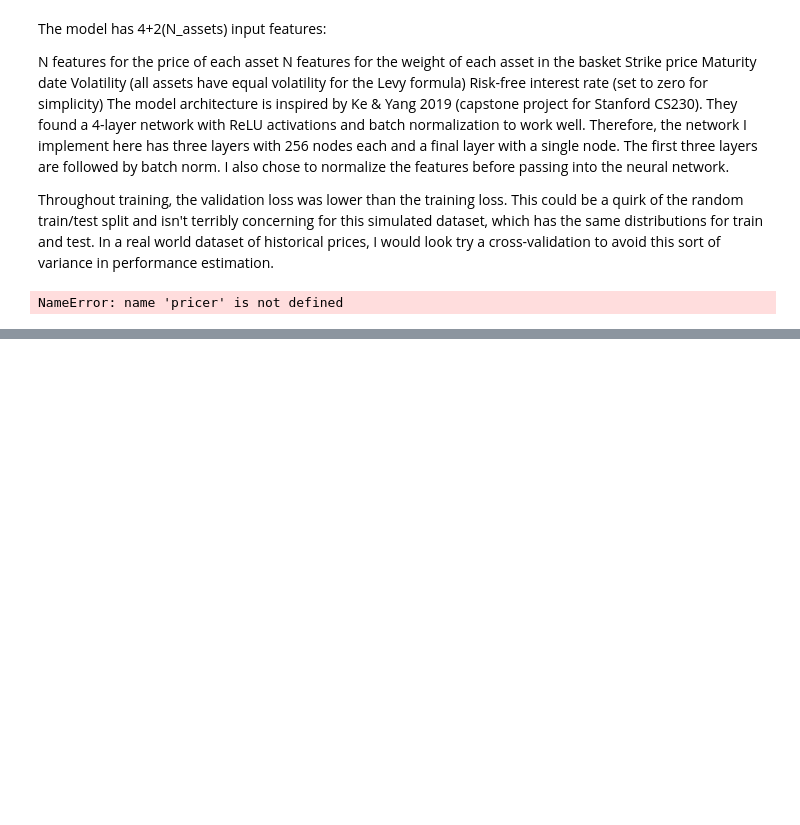
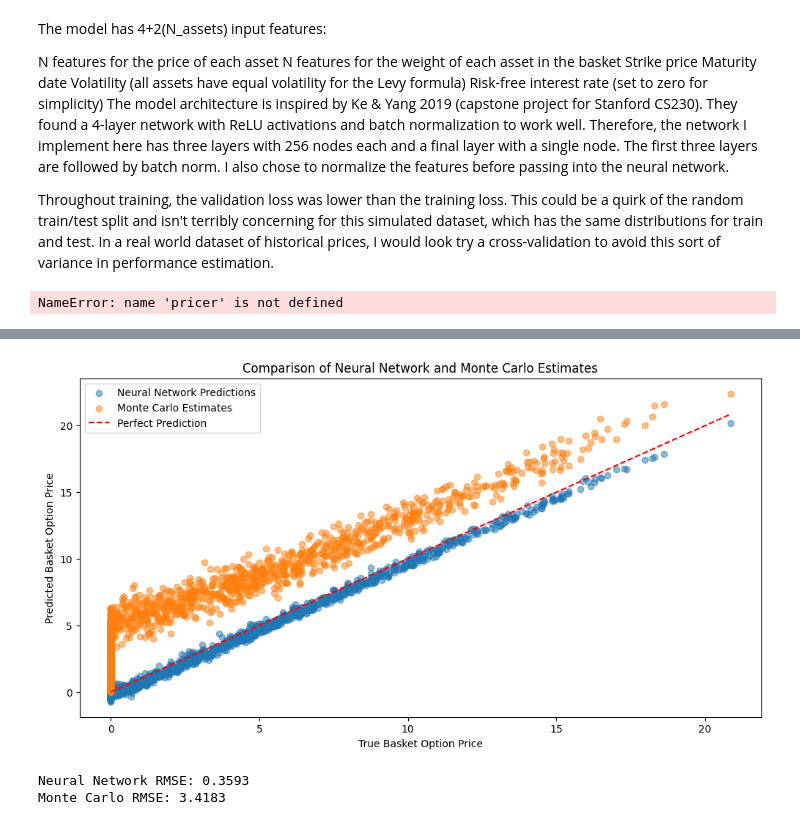
Before and after one commit to vehcamut/GSFP_SIRIUS24, a Jupyter notebook: TSD_lab_5_GSFP.ipynb, the cells around one changed output, grey strips where cells are left out. Cells and saved outputs as stored; diff of their text form; code cells hidden in the pictures; blank space fills up the shorter version.

```diff
--- a/TSD_lab_5_GSFP.ipynb
+++ b/TSD_lab_5_GSFP.ipynb
@@ -1210,0 +1114,74 @@ plt.show()
+# %%
+import numpy as np
+import pandas as pd
+import matplotlib.pyplot as plt
+from sklearn.neural_network import MLPRegressor
+from sklearn.model_selection import train_test_split
+from sklearn.metrics import mean_squared_error
+
+# Step 1: Generate synthetic data for basket options using an analytical approximation
+np.random.seed(42)
+
+# Parameters for basket options
+num_samples = 10000
+num_assets = 5
+S0 = np.random.uniform(80, 120, size=(num_samples, num_assets))  # Initial prices of assets
+sigma = np.random.uniform(0.1, 0.3, size=(num_samples, num_assets))  # Volatilities
+correlation = 0.5  # Average correlation between assets
+T = np.random.uniform(0.5, 2.0, size=num_samples)  # Time to maturity
+r = 0.03  # Risk-free rate
+K = np.random.uniform(90, 110, size=num_samples)  # Strike prices
+
+# Analytical approximation for basket option price (simplified using a geometric mean approach)
+weights = np.ones(num_assets) / num_assets  # Equal weights for assets in the basket
+geometric_mean = np.exp(np.log(S0).mean(axis=1))  # Geometric mean of initial prices
+basket_sigma = np.sqrt((weights ** 2).dot((sigma ** 2).T))  # Approx basket volatility
+basket_price = np.exp(-r * T) * np.maximum(geometric_mean - K, 0)  # Simplified basket price
+
+# Step 2: Prepare data for training the neural network
+X = np.hstack([S0, sigma, T[:, None], K[:, None]])  # Features: S0, sigma, T, K
+y = basket_price  # Target: basket option prices
+
+X_train, X_test, y_train, y_test = train_test_split(X, y, test_size=0.2, random_state=42)
+
+# Step 3: Train a fully connected neural network
+nn_model = MLPRegressor(hidden_layer_sizes=(64, 64), activation='relu', max_iter=500, random_state=42)
+nn_model.fit(X_train, y_train)
+
+# Step 4: Compare NN predictions with Monte Carlo estimates
+y_pred_nn = nn_model.predict(X_test)
+
+# Monte Carlo simulation for basket option pricing
+num_mc_simulations = 10000
+mc_prices = []
+for i in range(len(X_test)):
+    S = np.random.lognormal(
+        mean=np.log(X_test[i, :num_assets]),
+        sigma=X_test[i, num_assets:2 * num_assets],
+        size=(num_mc_simulations, num_assets)
+    )
+    basket_values = S.dot(weights)
+    mc_price = np.exp(-r * X_test[i, -2]) * np.maximum(basket_values - X_test[i, -1], 0).mean()
+    mc_prices.append(mc_price)
+
+# Step 5: Visualize the results
+plt.figure(figsize=(12, 6))
+plt.scatter(y_test, y_pred_nn, alpha=0.5, label="Neural Network Predictions")
+plt.scatter(y_test, mc_prices, alpha=0.5, label="Monte Carlo Estimates")
+plt.plot([0, max(y_test)], [0, max(y_test)], 'r--', label="Perfect Prediction")
+plt.xlabel("True Basket Option Price")
+plt.ylabel("Predicted Basket Option Price")
+plt.legend()
+plt.title("Comparison of Neural Network and Monte Carlo Estimates")
+plt.show()
+
+# Calculate errors
+nn_rmse = np.sqrt(mean_squared_error(y_test, y_pred_nn))
+mc_rmse = np.sqrt(mean_squared_error(y_test, mc_prices))
+
+print(f"Neural Network RMSE: {nn_rmse:.4f}")
+print(f"Monte Carlo RMSE: {mc_rmse:.4f}")
+# %% [output]
+[figure, added]
+Neural Network RMSE: 0.3593
+Monte Carlo RMSE: 3.4183
```
Also changed, not shown: parts of 1 cell of this notebook.
